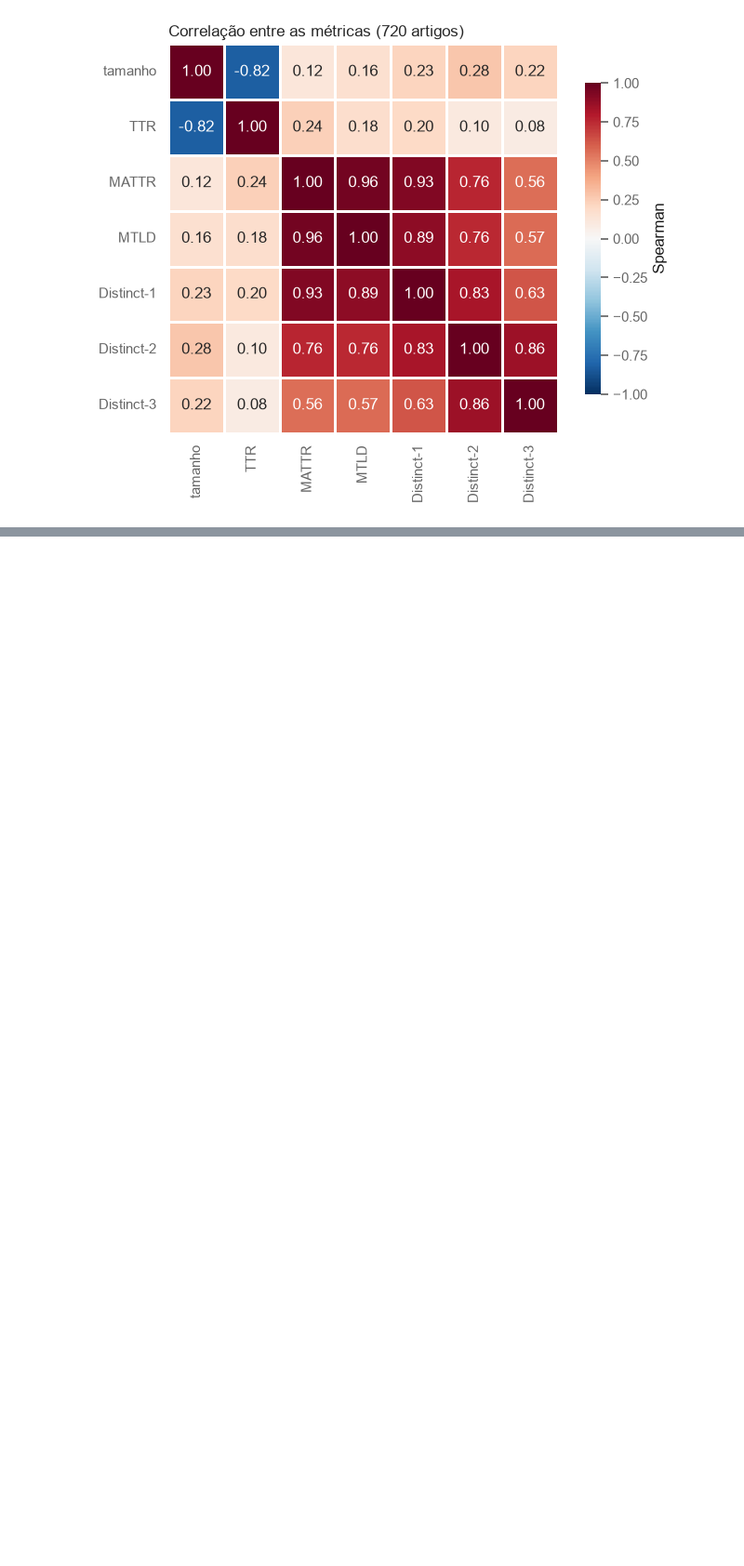
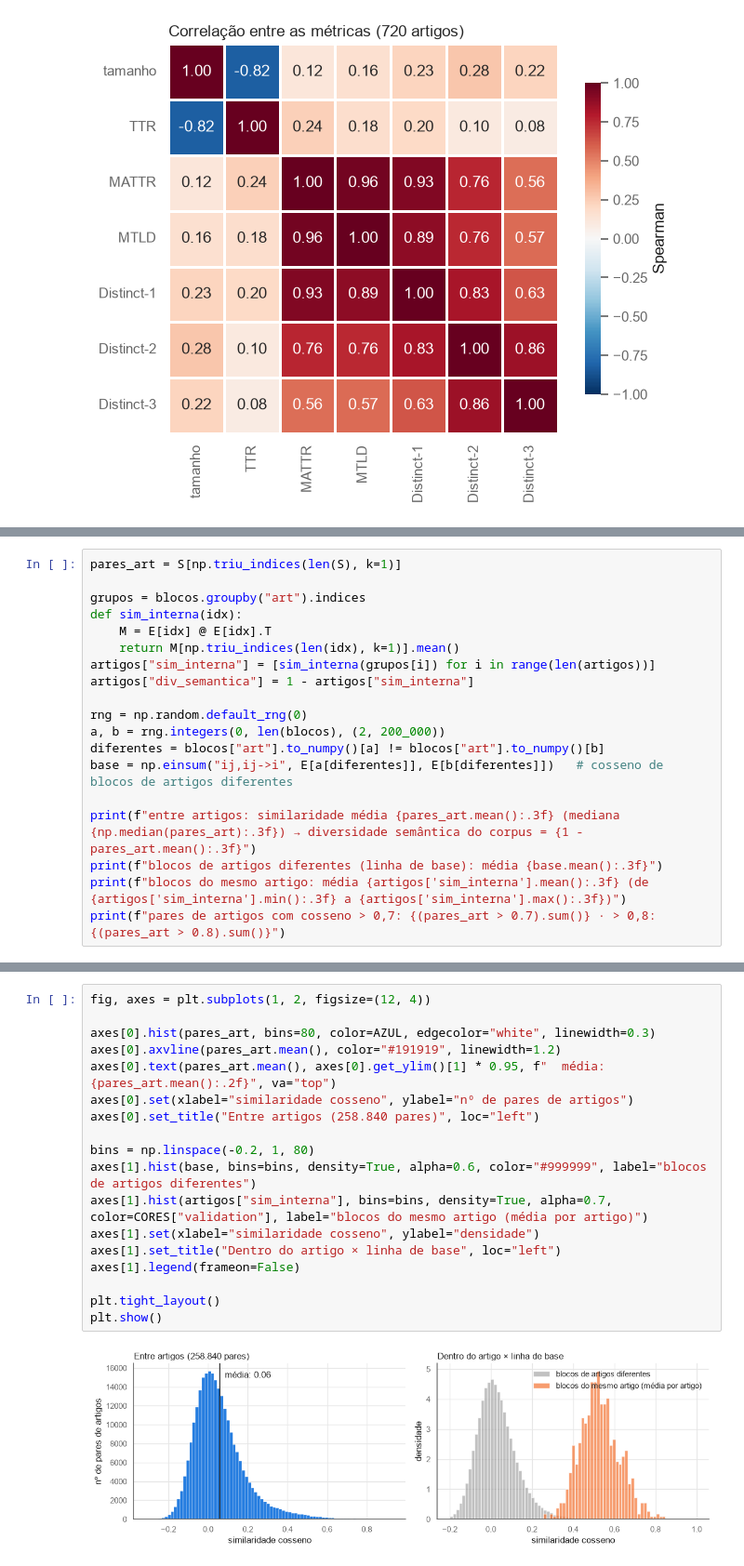
Before and after one commit to JairoGonzaga/IC-atividades, a Jupyter notebook: Atividade WikiText-2/etapa2_metricas.ipynb, the cells around one changed output, grey strips where cells are left out. Shown at 93% size. Cells and saved outputs as stored; diff of their text form; blank space fills up the shorter version.

```diff
--- a/Atividade WikiText-2/etapa2_metricas.ipynb
+++ b/Atividade WikiText-2/etapa2_metricas.ipynb
@@ -372,0 +387,19 @@ The Grammy Award for Best Concept Music Video was an award that was presented to
+# %%
+pares_art = S[np.triu_indices(len(S), k=1)]
+
+grupos = blocos.groupby("art").indices
+def sim_interna(idx):
+    M = E[idx] @ E[idx].T
+    return M[np.triu_indices(len(idx), k=1)].mean()
+artigos["sim_interna"] = [sim_interna(grupos[i]) for i in range(len(artigos))]
+artigos["div_semantica"] = 1 - artigos["sim_interna"]
+
+rng = np.random.default_rng(0)
+a, b = rng.integers(0, len(blocos), (2, 200_000))
+diferentes = blocos["art"].to_numpy()[a] != blocos["art"].to_numpy()[b]
+base = np.einsum("ij,ij->i", E[a[diferentes]], E[b[diferentes]])   # cosseno de blocos de artigos diferentes
+
+print(f"entre artigos: similaridade média {pares_art.mean():.3f} (mediana {np.median(pares_art):.3f}) → diversidade semântica do corpus = {1 - pares_art.mean():.3f}")
+print(f"blocos de artigos diferentes (linha de base): média {base.mean():.3f}")
+print(f"blocos do mesmo artigo: média {artigos['sim_interna'].mean():.3f} (de {artigos['sim_interna'].min():.3f} a {artigos['sim_interna'].max():.3f})")
+print(f"pares de artigos com cosseno > 0,7: {(pares_art > 0.7).sum()} · > 0,8: {(pares_art > 0.8).sum()}")
@@ -372,0 +417,20 @@ The Grammy Award for Best Concept Music Video was an award that was presented to
+# %%
+fig, axes = plt.subplots(1, 2, figsize=(12, 4))
+
+axes[0].hist(pares_art, bins=80, color=AZUL, edgecolor="white", linewidth=0.3)
+axes[0].axvline(pares_art.mean(), color="#191919", linewidth=1.2)
+axes[0].text(pares_art.mean(), axes[0].get_ylim()[1] * 0.95, f"  média: {pares_art.mean():.2f}", va="top")
+axes[0].set(xlabel="similaridade cosseno", ylabel="nº de pares de artigos")
+axes[0].set_title("Entre artigos (258.840 pares)", loc="left")
+
+bins = np.linspace(-0.2, 1, 80)
+axes[1].hist(base, bins=bins, density=True, alpha=0.6, color="#999999", label="blocos de artigos diferentes")
+axes[1].hist(artigos["sim_interna"], bins=bins, density=True, alpha=0.7, color=CORES["validation"], label="blocos do mesmo artigo (média por artigo)")
+axes[1].set(xlabel="similaridade cosseno", ylabel="densidade")
+axes[1].set_title("Dentro do artigo × linha de base", loc="left")
+axes[1].legend(frameon=False)
+
+plt.tight_layout()
+plt.show()
+# %% [output]
+[figure, added]
```
Also changed, not shown: parts of 82 cells of this notebook, 7 other files.
